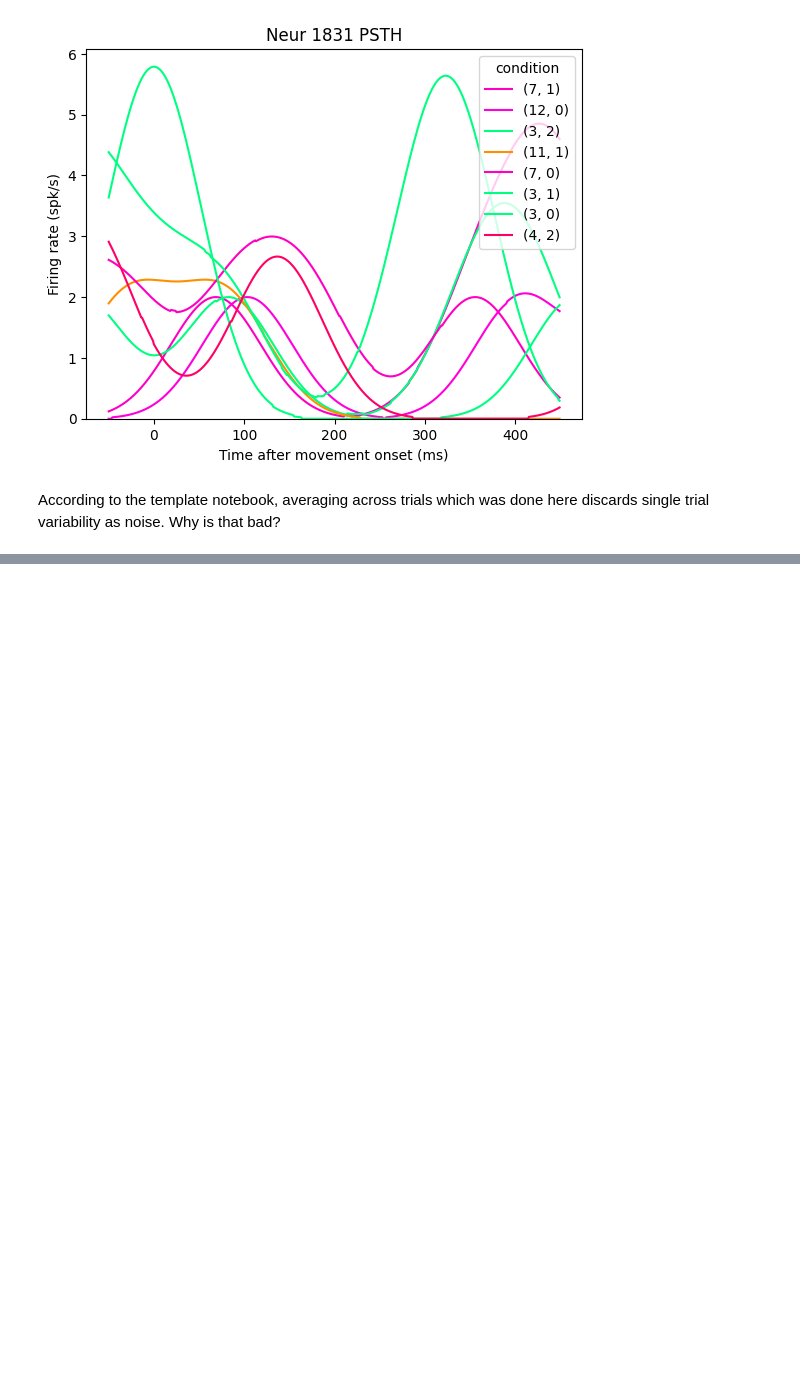
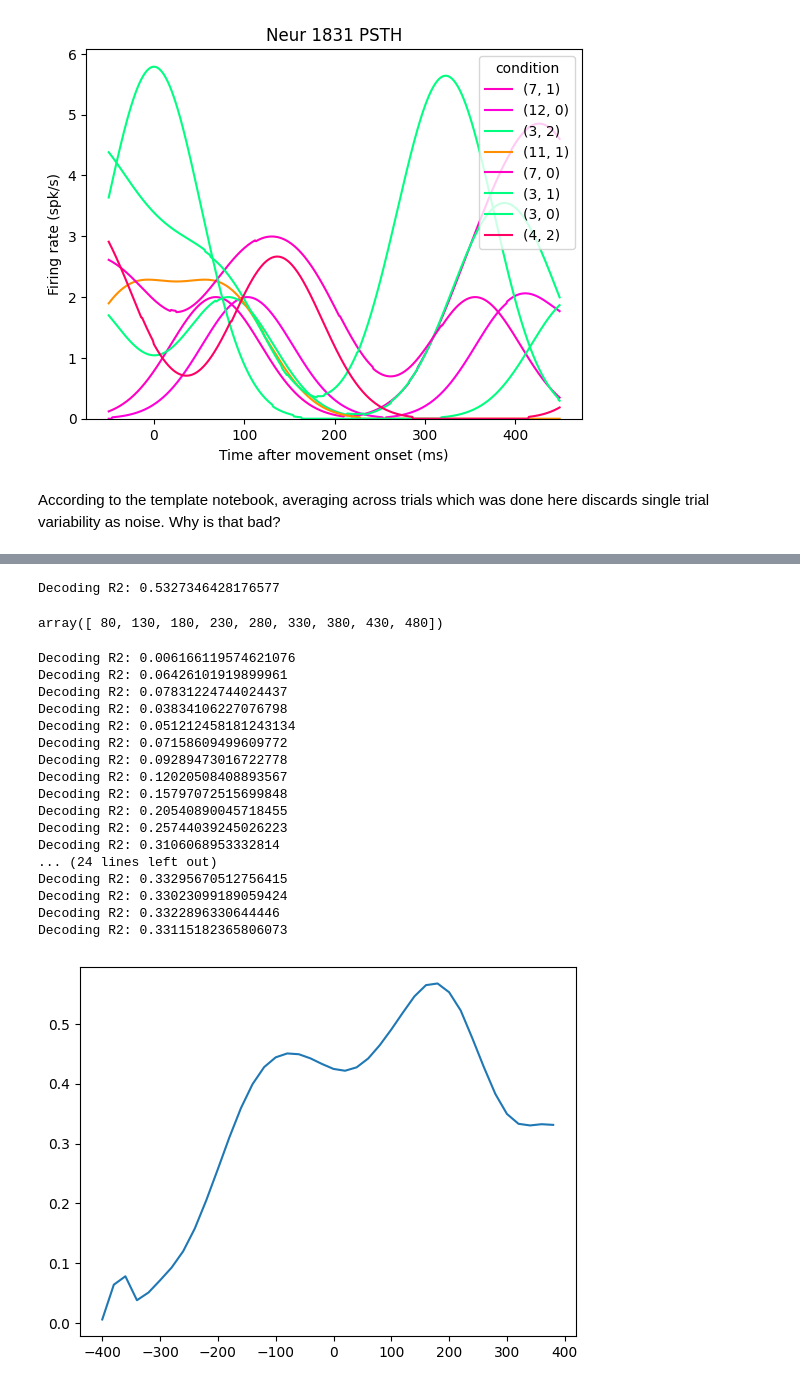
Before and after one commit to cyrilakafia/mc-mace-analysis, a Jupyter notebook: mc_maze.ipynb, the cells around one changed output, grey strips where cells are left out. Drawn from its saved outputs; the diff is of its cells as text; code cells hidden in the pictures; blank space fills up the shorter version.

```diff
--- a/mc_maze.ipynb
+++ b/mc_maze.ipynb
@@ -194,0 +248,60 @@ According to the template notebook, averaging across trials which was done here
+# %%
+trial_data = dataset.make_trial_data(align_field='move_onset_time', align_range=(-130, 370))
+lagged_trial_data = dataset.make_trial_data(align_field='move_onset_time', align_range=(-50, 450))
+rates = trial_data.spikes_smth_50.to_numpy()
+vel = lagged_trial_data.hand_vel.to_numpy()
+
+# Fit and evaluate decoder
+gscv = GridSearchCV(Ridge(), {'alpha': np.logspace(-4, 0, 5)})
+gscv.fit(rates, vel)
+pred_vel = gscv.predict(rates)
+print(f"Decoding R2: {gscv.best_score_}")
+
+# Merge predictins back to continuous data
+pred_vel_df = pd.DataFrame(pred_vel, index=lagged_trial_data.clock_time, columns=pd.MultiIndex.from_tuples([('pred_vel', 'x'), ('pred_vel', 'y')]))
+dataset.data = pd.concat([dataset.data, pred_vel_df], axis=1)
+# %% [output]
+Decoding R2: 0.5327346428176577
+# %%
+addons
+# %% [output]
+array([ 80, 130, 180, 230, 280, 330, 380, 430, 480])
+# %%
+x1 = -130
+x2 = 370
+addons = np.arange(-400, 400, 20)
+R2 = []
+
+for x in addons:
+    trial_data = dataset.make_trial_data(align_field='move_onset_time', align_range=(x1, x2))
+    lagged_trial_data = dataset.make_trial_data(align_field='move_onset_time', align_range=(x1+x, x2+x))
+    rates = trial_data.spikes_smth_50.to_numpy()
+    vel = lagged_trial_data.hand_vel.to_numpy()
+
+    gscv = GridSearchCV(Ridge(), {'alpha': np.logspace(-4, 0, 5)})
+    gscv.fit(rates, vel)
+    pred_vel = gscv.predict(rates)
+    print(f"Decoding R2: {gscv.best_score_}")
+    R2.append(gscv.best_score_)
+
+plt.plot(addons, R2)
+plt.show()
+# %% [output]
+Decoding R2: 0.006166119574621076
+Decoding R2: 0.06426101919899961
+Decoding R2: 0.07831224744024437
+Decoding R2: 0.03834106227076798
+Decoding R2: 0.051212458181243134
+Decoding R2: 0.07158609499609772
+Decoding R2: 0.09289473016722778
+Decoding R2: 0.12020508408893567
+Decoding R2: 0.15797072515699848
+Decoding R2: 0.20540890045718455
+Decoding R2: 0.25744039245026223
+Decoding R2: 0.3106068953332814
+... (24 lines left out)
+Decoding R2: 0.33295670512756415
+Decoding R2: 0.33023099189059424
+Decoding R2: 0.3322896330644446
+Decoding R2: 0.33115182365806073
+[figure, added]
```
Also changed, not shown: parts of 6 cells of this notebook.
